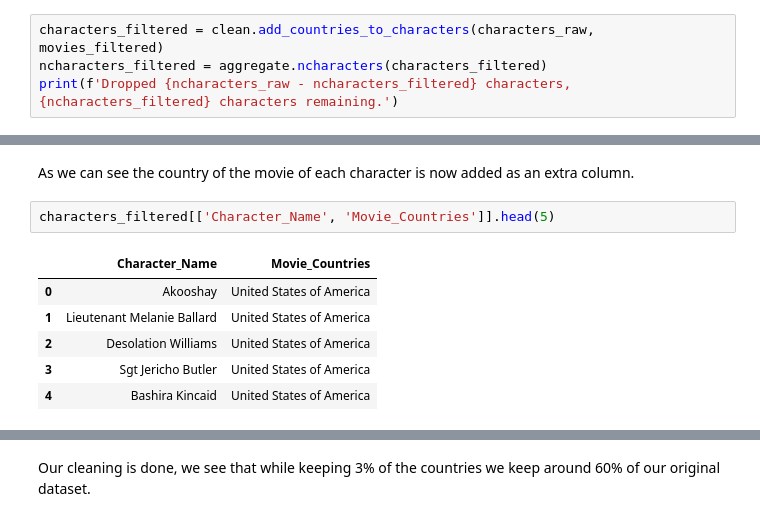
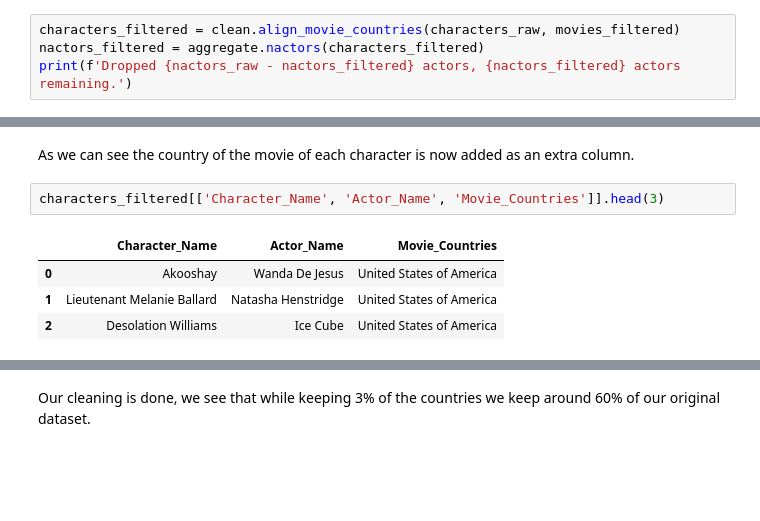
Before and after one commit to epfl-ada/ada-2022-project-robopros, a Jupyter notebook: notebooks/milestone2.ipynb, the cells around one changed output, grey strips where cells are left out. Drawn from its saved outputs; the diff is of its cells as text; blank space fills up the shorter version.

```diff
--- a/notebooks/milestone2.ipynb
+++ b/notebooks/milestone2.ipynb
@@ -102,7 +127,7 @@ Dropped 16391 movies, 47978 movies remaining.
 # %% [markdown]
 Now we only keep the characters that come from these countries and add the country as a new column.
 # %%
-characters_filtered = clean.add_countries_to_characters(characters_raw, movies_filtered)
-ncharacters_filtered = aggregate.ncharacters(characters_filtered)
-print(f'Dropped {ncharacters_raw - ncharacters_filtered} characters, {ncharacters_filtered} characters remaining.')
+characters_filtered = clean.align_movie_countries(characters_raw, movies_filtered)
+nactors_filtered = aggregate.nactors(characters_filtered)
+print(f'Dropped {nactors_raw - nactors_filtered} actors, {nactors_filtered} actors remaining.')
 # %% [output]
@@ -110,11 +136,9 @@ Dropped 154098 characters, 296571 characters remaining.
 # %% [markdown]
 As we can see the country of the movie of each character is now added as an extra column.
 # %%
-characters_filtered[['Character_Name', 'Movie_Countries']].head(5)
+characters_filtered[['Character_Name', 'Actor_Name', 'Movie_Countries']].head(3)
 # %% [output]
-|  | Character_Name | Movie_Countries |
-| 0 | Akooshay | United States of America |
-| 1 | Lieutenant Melanie Ballard | United States of America |
-| 2 | Desolation Williams | United States of America |
-| 3 | Sgt Jericho Butler | United States of America |
-| 4 | Bashira Kincaid | United States of America |
+|  | Character_Name | Actor_Name | Movie_Countries |
+| 0 | Akooshay | Wanda De Jesus | United States of America |
+| 1 | Lieutenant Melanie Ballard | Natasha Henstridge | United States of America |
+| 2 | Desolation Williams | Ice Cube | United States of America |
```
Also changed, not shown: parts of 33 cells of this notebook, 2 other files.
